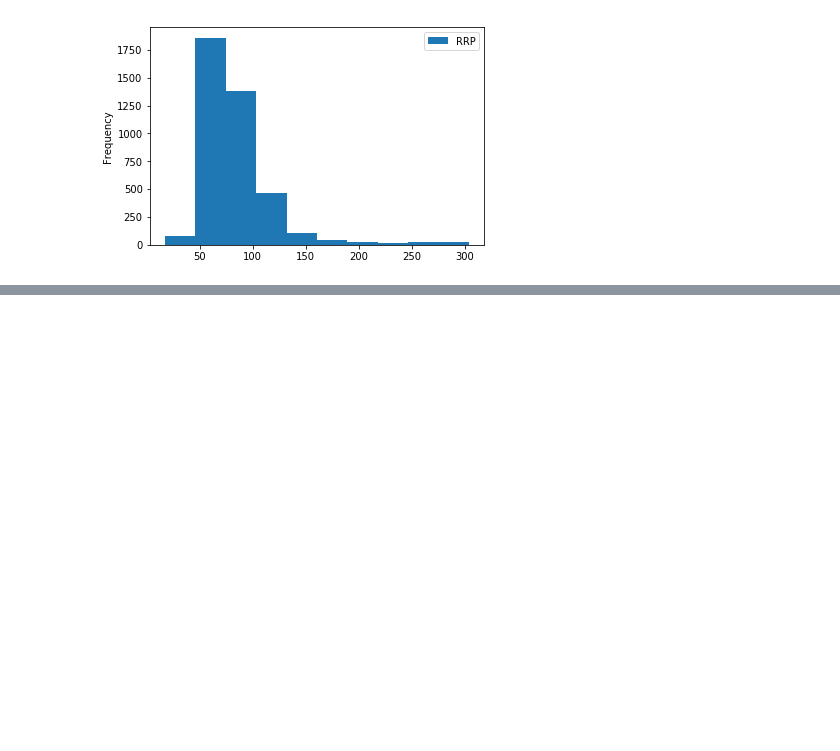
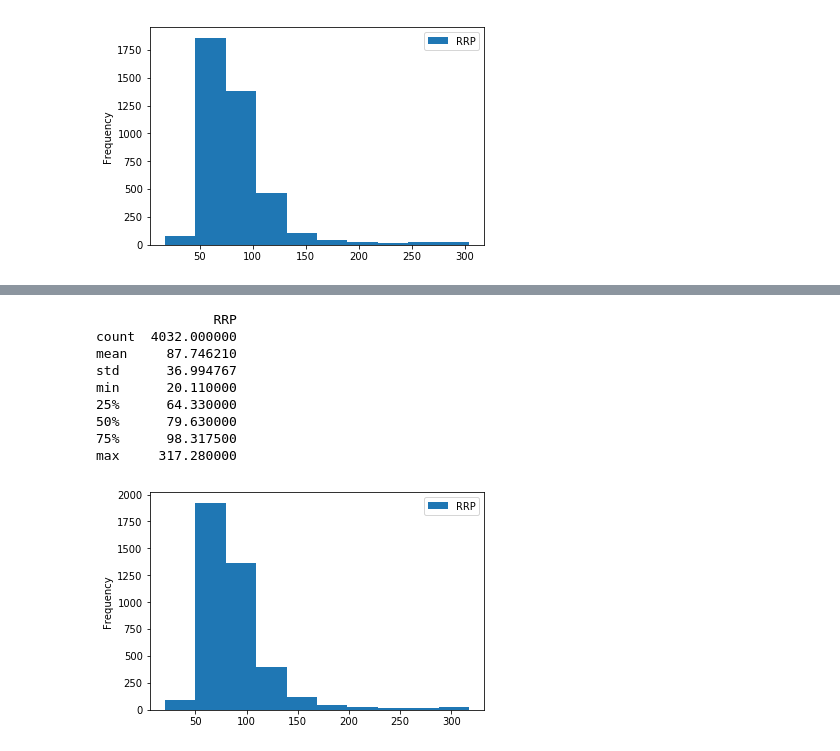
Before and after one commit to DonaldTurton/AT2_Advanced_Data_Algorithms, a Jupyter notebook: EDA_EnergyData.ipynb, the cells around one changed output, grey strips where cells are left out. Drawn from its saved outputs; the diff is of its cells as text; code cells hidden in the pictures; blank space fills up the shorter version.

```diff
--- a/EDA_EnergyData.ipynb
+++ b/EDA_EnergyData.ipynb
@@ -279,0 +302,17 @@ max    4631.980000
+# %%
+# Thursday
+describe_Thursday = Thursday.describe()
+print(describe_Thursday)
+Thursday.plot(kind= 'hist' )   #THE OUTLIER IS ON TUESDAY
+plt.show()
+# %% [output]
+               RRP
+count  4032.000000
+mean     87.746210
+std      36.994767
+min      20.110000
+25%      64.330000
+50%      79.630000
+75%      98.317500
+max     317.280000
+[figure, added]
```
Also changed, not shown: parts of 12 cells of this notebook.
